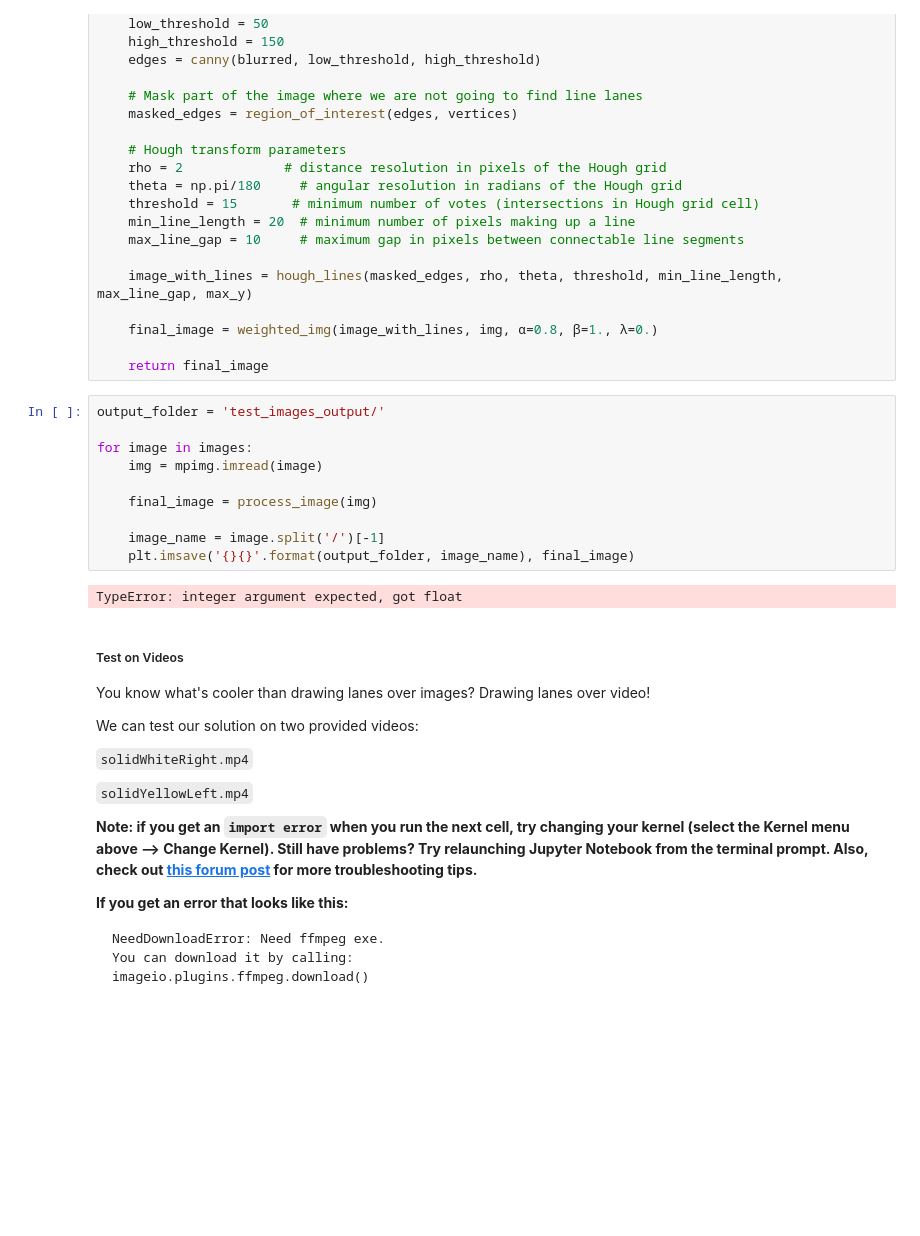
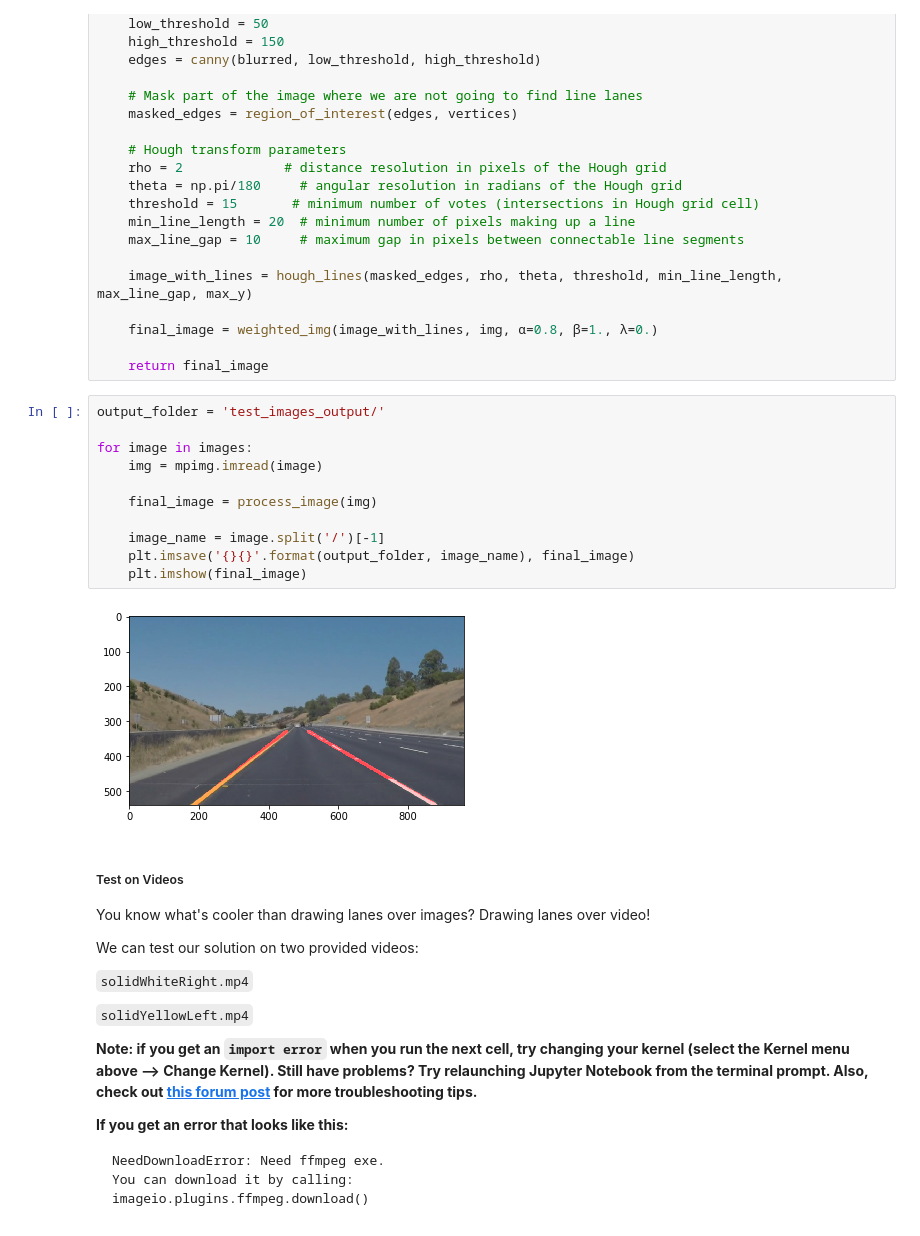
Before and after one commit to dariocazzani/self-driving-car-nanodegree, a Jupyter notebook: CarND-LaneLines-P1/P1.ipynb, the cells around one changed output. Cells and saved outputs as stored; diff of their text form; blank space fills up the shorter version.

Commit message:
imshow last image with lane detected

```diff
--- a/CarND-LaneLines-P1/P1.ipynb
+++ b/CarND-LaneLines-P1/P1.ipynb
@@ -278,15 +278,16 @@ def process_image(img):
 # %%
 output_folder = 'test_images_output/'
 
 for image in images:
     img = mpimg.imread(image)
 
     final_image = process_image(img)
 
     image_name = image.split('/')[-1]
     plt.imsave('{}{}'.format(output_folder, image_name), final_image)
+    plt.imshow(final_image)
 # %% [output]
-TypeError: integer argument expected, got float
+[figure, added]
 # %% [markdown]
 ##### Test on Videos
 
```
